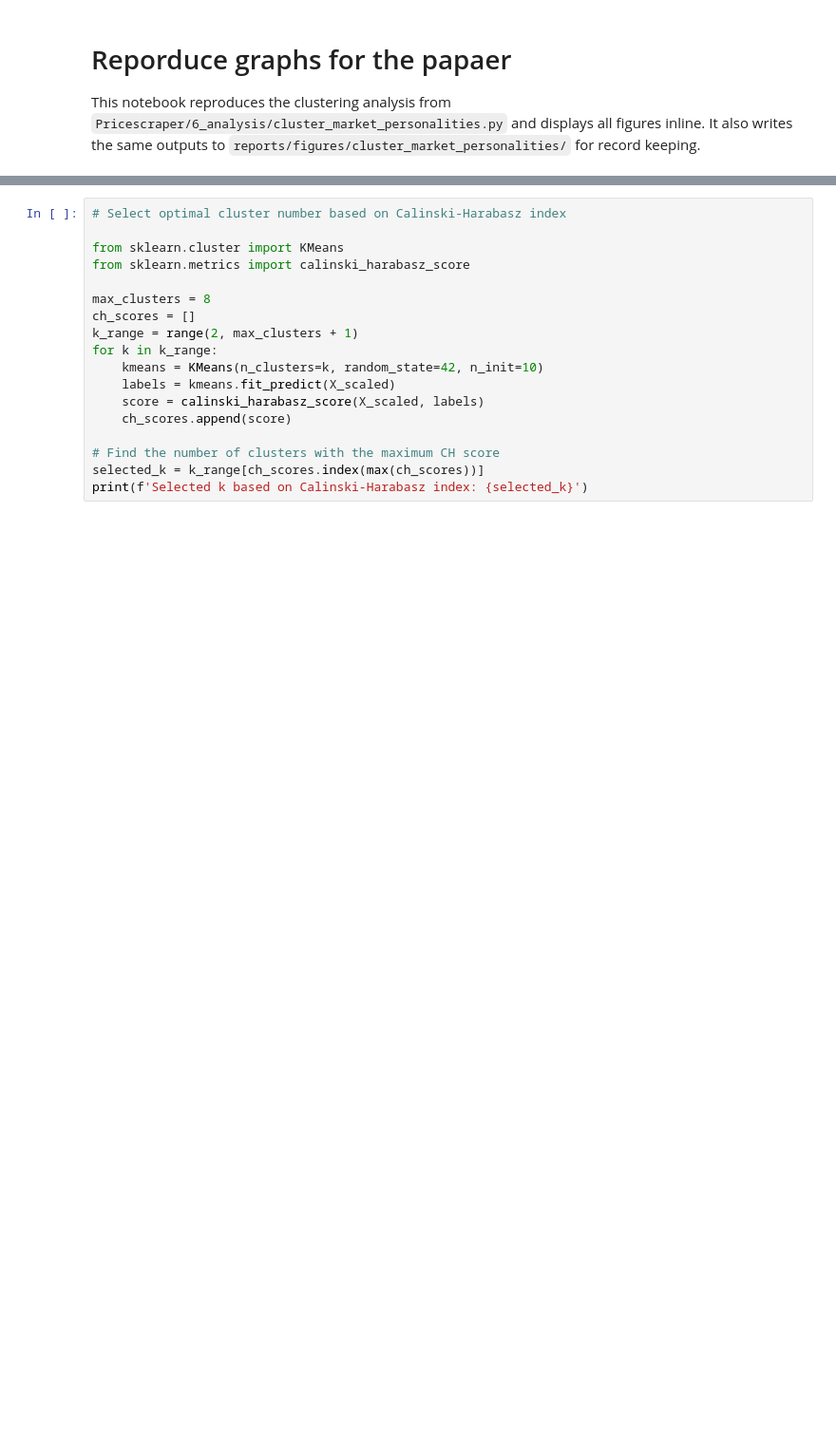
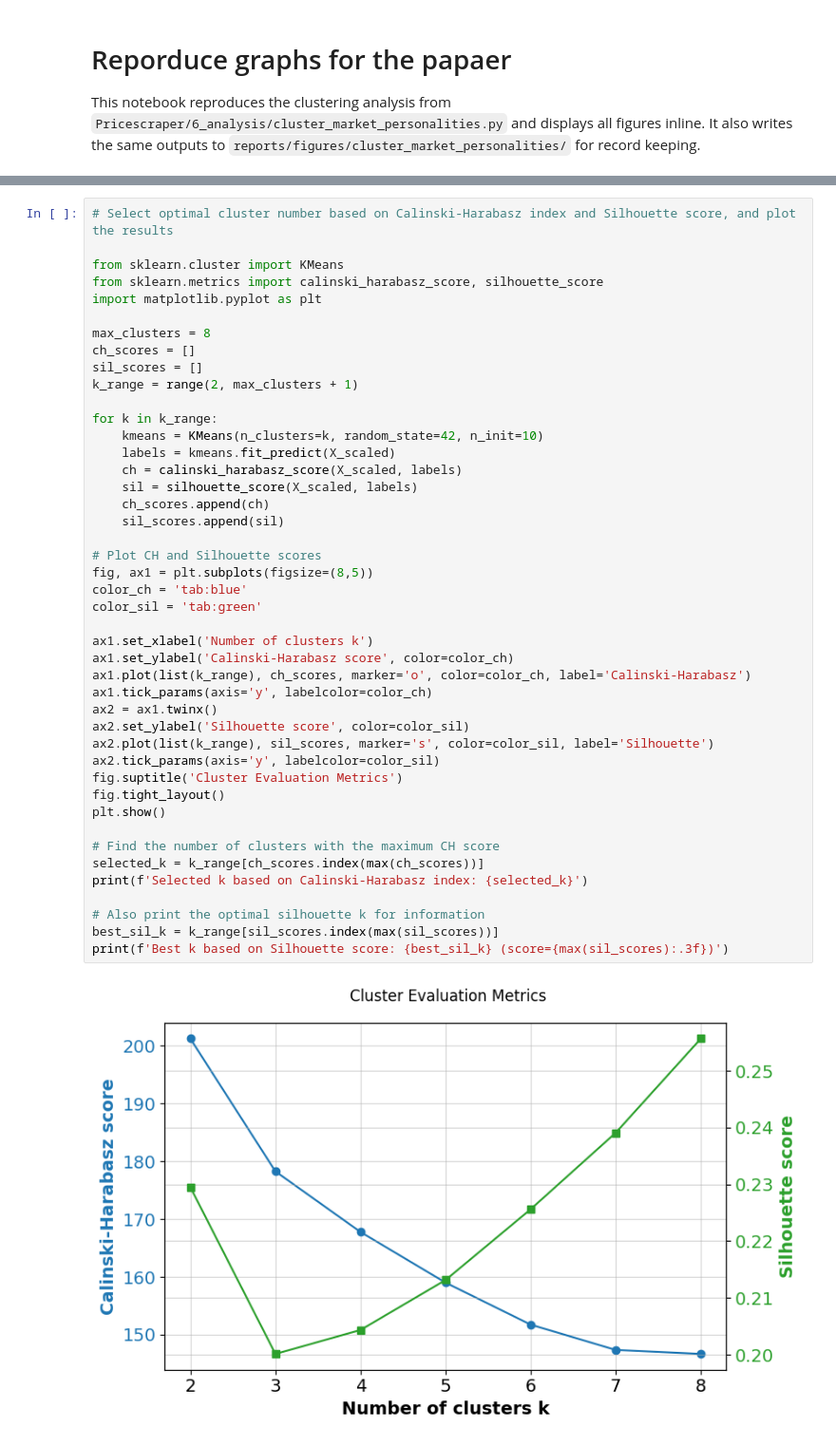
Before and after one commit to UgneP/Heat-pump-market-transparency, a Jupyter notebook: Pricescraper/6_analysis/cluster_market_personalities.ipynb, the cells around one changed output, grey strips where cells are left out. Shown at 95% size. Drawn from its saved outputs; the diff is of its cells as text; blank space fills up the shorter version.

```diff
--- a/Pricescraper/6_analysis/cluster_market_personalities.ipynb
+++ b/Pricescraper/6_analysis/cluster_market_personalities.ipynb
@@ -105,19 +352,46 @@ X_scaled[:3], feature_names
 # %%
-# Select optimal cluster number based on Calinski-Harabasz index
+# Select optimal cluster number based on Calinski-Harabasz index and Silhouette score, and plot the results
 
 from sklearn.cluster import KMeans
-from sklearn.metrics import calinski_harabasz_score
+from sklearn.metrics import calinski_harabasz_score, silhouette_score
+import matplotlib.pyplot as plt
 
 max_clusters = 8
 ch_scores = []
+sil_scores = []
 k_range = range(2, max_clusters + 1)
+
 for k in k_range:
     kmeans = KMeans(n_clusters=k, random_state=42, n_init=10)
     labels = kmeans.fit_predict(X_scaled)
-    score = calinski_harabasz_score(X_scaled, labels)
-    ch_scores.append(score)
+    ch = calinski_harabasz_score(X_scaled, labels)
+    sil = silhouette_score(X_scaled, labels)
+    ch_scores.append(ch)
+    sil_scores.append(sil)
+
+# Plot CH and Silhouette scores
+fig, ax1 = plt.subplots(figsize=(8,5))
+color_ch = 'tab:blue'
+color_sil = 'tab:green'
+
+ax1.set_xlabel('Number of clusters k')
+ax1.set_ylabel('Calinski-Harabasz score', color=color_ch)
+ax1.plot(list(k_range), ch_scores, marker='o', color=color_ch, label='Calinski-Harabasz')
+ax1.tick_params(axis='y', labelcolor=color_ch)
+ax2 = ax1.twinx()
+ax2.set_ylabel('Silhouette score', color=color_sil)
+ax2.plot(list(k_range), sil_scores, marker='s', color=color_sil, label='Silhouette')
+ax2.tick_params(axis='y', labelcolor=color_sil)
+fig.suptitle('Cluster Evaluation Metrics')
+fig.tight_layout()
+plt.show()
 
 # Find the number of clusters with the maximum CH score
 selected_k = k_range[ch_scores.index(max(ch_scores))]
 print(f'Selected k based on Calinski-Harabasz index: {selected_k}')
+
+# Also print the optimal silhouette k for information
+best_sil_k = k_range[sil_scores.index(max(sil_scores))]
+print(f'Best k based on Silhouette score: {best_sil_k} (score={max(sil_scores):.3f})')
 # %% [output]
+[figure, added]
```
Also changed, not shown: parts of 23 cells of this notebook.
